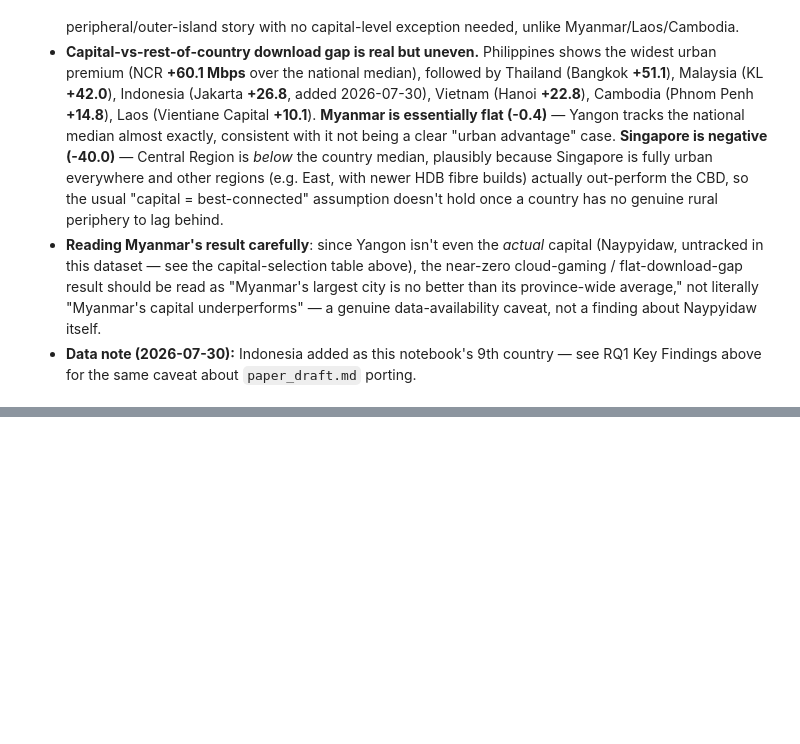
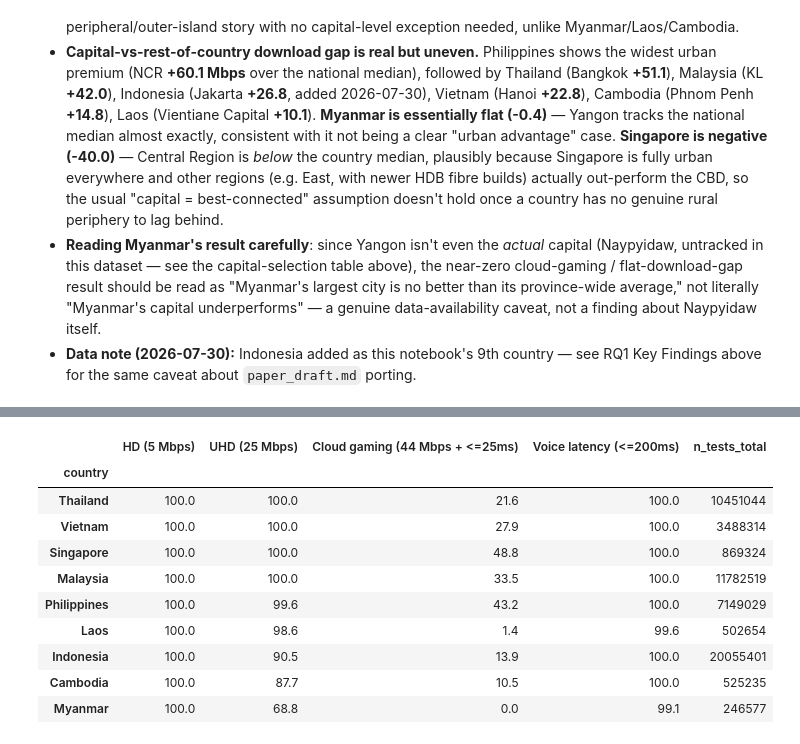
Before and after one commit to chissanupun/thailand-broadband-analysis, a Jupyter notebook: notebooks/comparison/rq1_thresholds_ookla.ipynb, the cells around one changed output, grey strips where cells are left out. Saved outputs shown, nothing was run; the diff lists cells and outputs as text; code cells hidden in the pictures; blank space fills up the shorter version.

```diff
--- a/notebooks/comparison/rq1_thresholds_ookla.ipynb
+++ b/notebooks/comparison/rq1_thresholds_ookla.ipynb
@@ -433,0 +442,23 @@ plt.show()
+# %%
+MOBILE_COUNTRIES = {
+    'Thailand':    'ookla_mobile_province_quarterly.csv',
+    'Vietnam':     'ookla_mobile_vietnam_province_quarterly.csv',
+    'Philippines': 'ookla_mobile_philippines_province_quarterly.csv',
+    'Singapore':   'ookla_mobile_singapore_province_quarterly.csv',
+    'Cambodia':    'ookla_mobile_cambodia_province_quarterly.csv',
+    'Laos':        'ookla_mobile_laos_province_quarterly.csv',
+    'Malaysia':    'ookla_mobile_malaysia_province_quarterly.csv',
+    'Myanmar':     'ookla_mobile_myanmar_province_quarterly.csv',
+    'Indonesia':   'ookla_mobile_indonesia_province_quarterly.csv',
+}
+
+mobile_frames = []
+for country, fname in MOBILE_COUNTRIES.items():
+    df = pd.read_csv(EXPORTS / fname)
+    df['country'] = country
+    mobile_frames.append(df)
+
+mobile_df = pd.concat(mobile_frames, ignore_index=True)
+print(mobile_df.groupby('country')['is_reliable'].value_counts(dropna=False))
+mobile_df = mobile_df[mobile_df['is_reliable'] == True].copy()
+mobile_df.shape
@@ -433,0 +478,28 @@ plt.show()
+# %%
+for label, fn in THRESH.items():
+    mobile_df[label] = fn(mobile_df)
+
+mobile_rows = []
+for country in MOBILE_COUNTRIES:
+    sub = mobile_df[mobile_df['country'] == country]
+    row = {'country': country, 'n_tests_total': int(sub['total_tests'].sum())}
+    for label in THRESH:
+        row[label] = weighted_pass_rate(sub, label)
+    mobile_rows.append(row)
+
+mobile_summary = pd.DataFrame(mobile_rows).set_index('country')
+mobile_pct = (mobile_summary[list(THRESH.keys())] * 100).round(1)
+mobile_pct['n_tests_total'] = mobile_summary['n_tests_total']
+mobile_pct.sort_values('UHD (25 Mbps)', ascending=False)
+# %% [output]
+|  | HD (5 Mbps) | UHD (25 Mbps) | Cloud gaming (44 Mbps + <=25ms) | Voice latency (<=200ms) | n_tests_total |
+| country |  |  |  |  |  |
+| Thailand | 100.0 | 100.0 | 21.6 | 100.0 | 10451044 |
+| Vietnam | 100.0 | 100.0 | 27.9 | 100.0 | 3488314 |
+| Singapore | 100.0 | 100.0 | 48.8 | 100.0 | 869324 |
+| Malaysia | 100.0 | 100.0 | 33.5 | 100.0 | 11782519 |
+| Philippines | 100.0 | 99.6 | 43.2 | 100.0 | 7149029 |
+| Laos | 100.0 | 98.6 | 1.4 | 99.6 | 502654 |
+| Indonesia | 100.0 | 90.5 | 13.9 | 100.0 | 20055401 |
+| Cambodia | 100.0 | 87.7 | 10.5 | 100.0 | 525235 |
+| Myanmar | 100.0 | 68.8 | 0.0 | 99.1 | 246577 |
```
Also changed, not shown: parts of 11 cells of this notebook, 53 other files.
